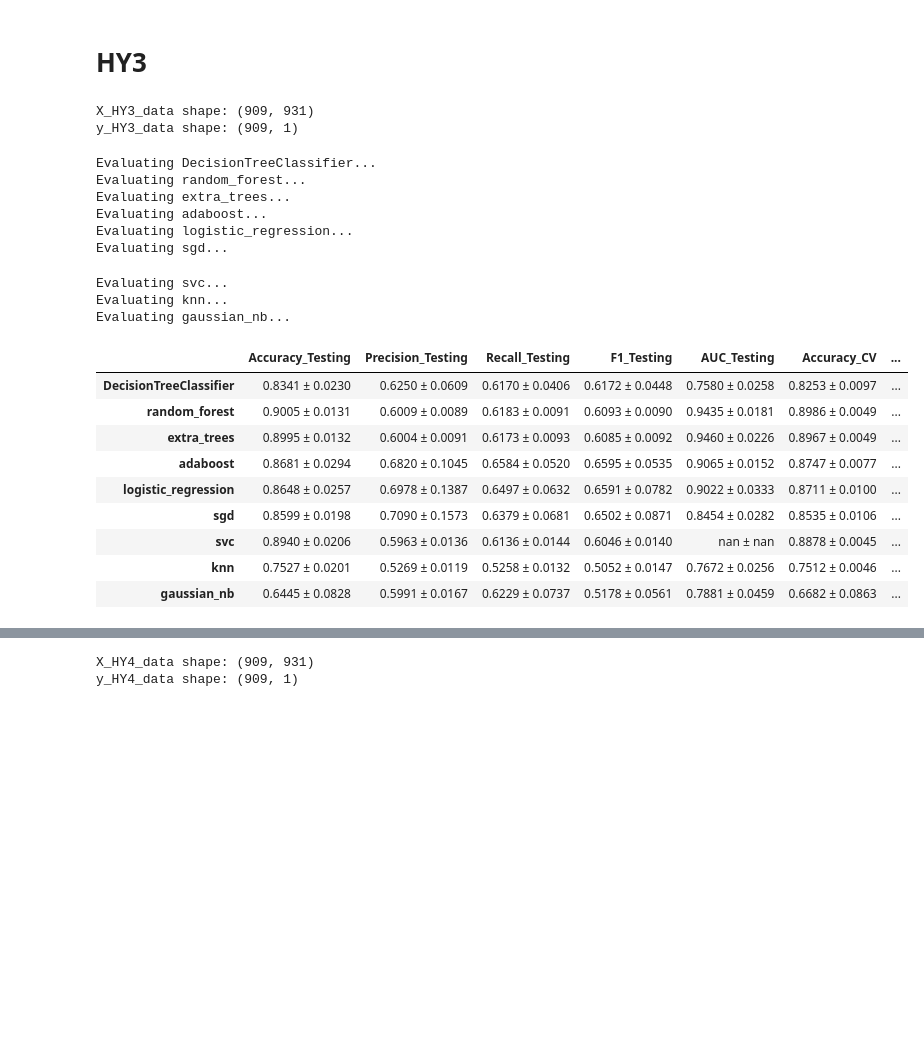
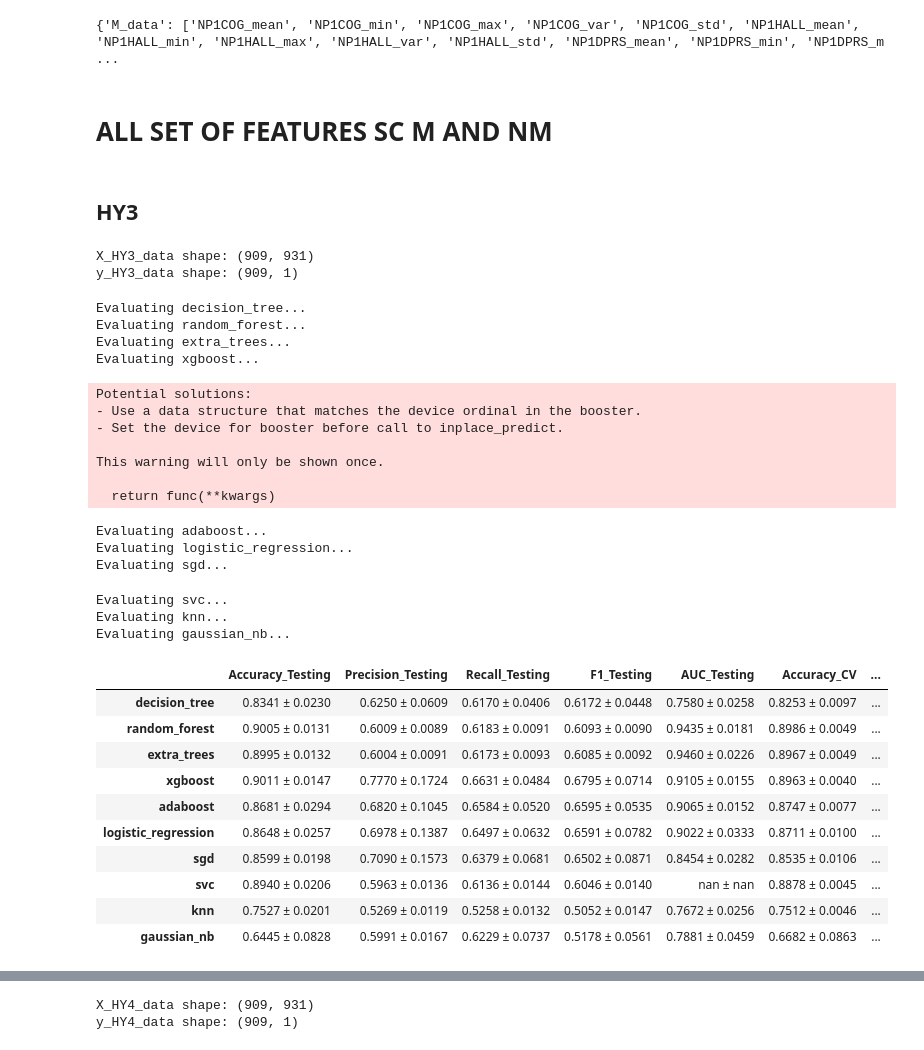
Before and after one commit to fserracrespi/PD_progression_ppmi, a Jupyter notebook: SCRIPTS/PYTHON/MODEL ANALYSIS/Classification.ipynb, the cells around one changed output, grey strips where cells are left out. Cells and saved outputs as stored; diff of their text form; code cells hidden in the pictures; blank space fills up the shorter version.

```diff
--- a/SCRIPTS/PYTHON/MODEL ANALYSIS/Classification.ipynb
+++ b/SCRIPTS/PYTHON/MODEL ANALYSIS/Classification.ipynb
@@ -30,2 +60,11 @@ classification_models = {
 }
+# %%
+import json
+
+with open(project_root/"SCRIPTS/PYTHON/MODEL ANALYSIS/DATA/Domain_data.json", "r") as archivo:
+    datos = json.load(archivo)
+
+print(datos)
+# %% [output]
+{'M_data': ['NP1COG_mean', 'NP1COG_min', 'NP1COG_max', 'NP1COG_var', 'NP1COG_std', 'NP1HALL_mean', 'NP1HALL_min', 'NP1HALL_max', 'NP1HALL_var', 'NP1HALL_std', 'NP1DPRS_mean', 'NP1DPRS_min', 'NP1DPRS_m ...
 # %%
@@ -207,8 +243,10 @@ def evaluate_models_10x10_oof_and_test(
 
     df_final_summary = pd.concat([df_test_summary, df_cv_summary], axis=1)
     return df_final_summary
+# %% [markdown]
+# ALL SET OF FEATURES SC M AND NM
 # %% [markdown]
-# HY3
+## HY3
 # %%
 X_HY3_data = pd.read_csv(project_root / "SCRIPTS/PYTHON/MODEL ANALYSIS/DATA/HY_SCALE/FULL_FEATURES/X_HY3_full.csv", index_col=0)
 y_HY3_data = pd.read_csv(project_root / "SCRIPTS/PYTHON/MODEL ANALYSIS/DATA/HY_SCALE/FULL_FEATURES/y_HY3_full.csv", index_col=0)
@@ -218,28 +256,37 @@ print("y_HY3_data shape:", y_HY3_data.shape)
 X_HY3_data shape: (909, 931)
 y_HY3_data shape: (909, 1)
 # %%
-df_HY3 = evaluate_models_10x10_oof_and_test(
+df_HY3_full = evaluate_models_10x10_oof_and_test(
     X_df=X_HY3_data,
     y_df=y_HY3_data,
     models=classification_models,
     random_state=42
 )
 
-df_HY3.head(10)
+df_HY3_full.head(10)
 # %% [output]
-Evaluating DecisionTreeClassifier...
+Evaluating decision_tree...
 Evaluating random_forest...
 Evaluating extra_trees...
-Evaluating adaboost...
-Evaluating logistic_regression...
-Evaluating sgd...
+Evaluating xgboost...
-Evaluating svc...
-Evaluating knn...
-Evaluating gaussian_nb...
+Potential solutions:
+- Use a data structure that matches the device ordinal in the booster.
+- Set the device for booster before call to inplace_predict.
+
+This warning will only be shown once.
+
+  return func(**kwargs)
+Evaluating adaboost...
+Evaluating logistic_regression...
+Evaluating sgd...
+Evaluating svc...
+Evaluating knn...
+Evaluating gaussian_nb...
 |  | Accuracy_Testing | Precision_Testing | Recall_Testing | F1_Testing | AUC_Testing | Accuracy_CV | ... |
-| DecisionTreeClassifier | 0.8341 ± 0.0230 | 0.6250 ± 0.0609 | 0.6170 ± 0.0406 | 0.6172 ± 0.0448 | 0.7580 ± 0.0258 | 0.8253 ± 0.0097 | ... |
+| decision_tree | 0.8341 ± 0.0230 | 0.6250 ± 0.0609 | 0.6170 ± 0.0406 | 0.6172 ± 0.0448 | 0.7580 ± 0.0258 | 0.8253 ± 0.0097 | ... |
 | random_forest | 0.9005 ± 0.0131 | 0.6009 ± 0.0089 | 0.6183 ± 0.0091 | 0.6093 ± 0.0090 | 0.9435 ± 0.0181 | 0.8986 ± 0.0049 | ... |
 | extra_trees | 0.8995 ± 0.0132 | 0.6004 ± 0.0091 | 0.6173 ± 0.0093 | 0.6085 ± 0.0092 | 0.9460 ± 0.0226 | 0.8967 ± 0.0049 | ... |
+| xgboost | 0.9011 ± 0.0147 | 0.7770 ± 0.1724 | 0.6631 ± 0.0484 | 0.6795 ± 0.0714 | 0.9105 ± 0.0155 | 0.8963 ± 0.0040 | ... |
 | adaboost | 0.8681 ± 0.0294 | 0.6820 ± 0.1045 | 0.6584 ± 0.0520 | 0.6595 ± 0.0535 | 0.9065 ± 0.0152 | 0.8747 ± 0.0077 | ... |
 | logistic_regression | 0.8648 ± 0.0257 | 0.6978 ± 0.1387 | 0.6497 ± 0.0632 | 0.6591 ± 0.0782 | 0.9022 ± 0.0333 | 0.8711 ± 0.0100 | ... |
 | sgd | 0.8599 ± 0.0198 | 0.7090 ± 0.1573 | 0.6379 ± 0.0681 | 0.6502 ± 0.0871 | 0.8454 ± 0.0282 | 0.8535 ± 0.0106 | ... |
```
Also changed, not shown: parts of 60 cells of this notebook, 4 other files.
